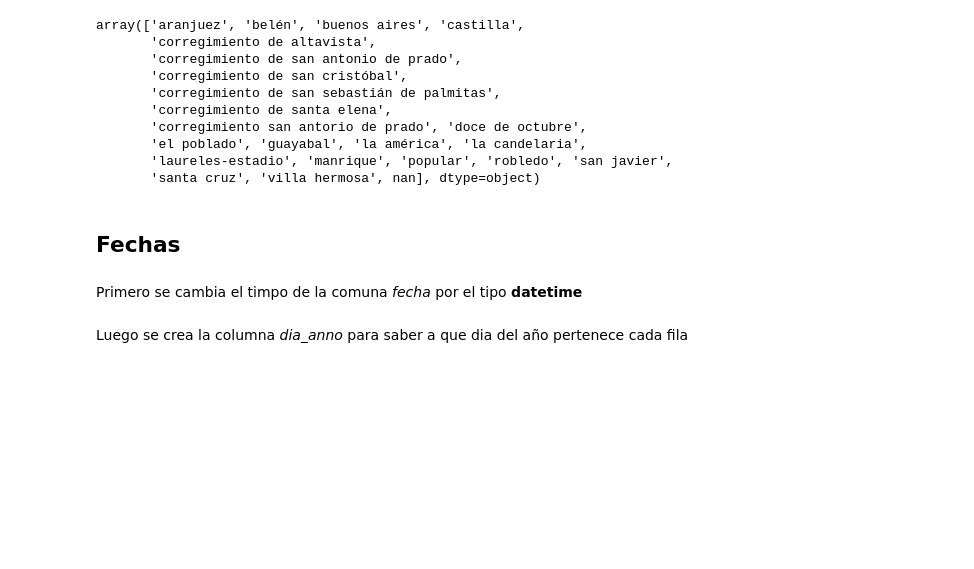
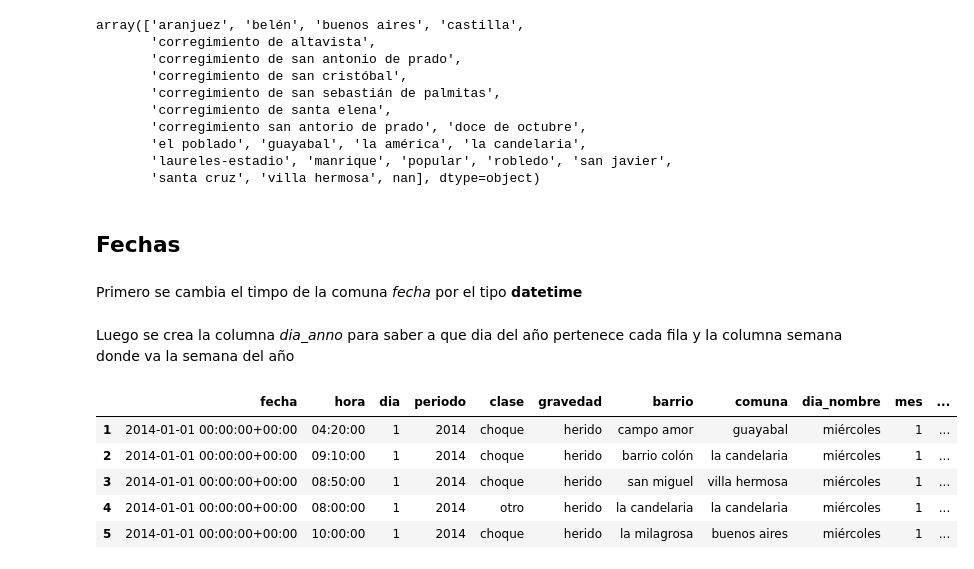
Before and after one commit to cdbolivarz/-Accidentality_Predictions_Medellin, a Jupyter notebook: Limpieza__y_formato.ipynb, the cells around one changed output. Cells and saved outputs as stored; diff of their text form; code cells hidden in the pictures; blank space fills up the shorter version.

Commit message:
creacion de la columna semana

```diff
--- a/Limpieza__y_formato.ipynb
+++ b/Limpieza__y_formato.ipynb
@@ -289,10 +289,4 @@ Primero se cambia el timpo de la comuna *fecha* por el tipo **datetime**
 fechas = df['fecha']
 dfcopy['fecha'] = pd.to_datetime(fechas)
 # %% [markdown]
-Luego se crea la columna *dia_anno* para saber a que dia del año pertenece cada fila
+Luego se crea la columna *dia_anno* para saber a que dia del año pertenece cada fila y la columna semana donde va la semana del año
-# %%
-def dia_anno(row):
-    row['dia_anno'] = row['fecha'].dayofyear
-    row['semana'] = row['fecha'].weekofyear
-    return row
-dfcopy = dfcopy.apply(dia_anno, axis=1)
@@ -300,0 +293,12 @@ dfcopy[['fecha','dia_anno','semana']]
+# %%
+dfcopy['dia_anno']=dfcopy['fecha'].dt.dayofyear
+dfcopy['semana']=dfcopy['fecha'].dt.isocalendar().week
+# %%
+dfcopy.head()
+# %% [output]
+|  | fecha | hora | dia | periodo | clase | gravedad | barrio | comuna | dia_nombre | mes | ... |
+| 1 | 2014-01-01 00:00:00+00:00 | 04:20:00 | 1 | 2014 | choque | herido | campo amor | guayabal | miércoles | 1 | ... |
+| 2 | 2014-01-01 00:00:00+00:00 | 09:10:00 | 1 | 2014 | choque | herido | barrio colón | la candelaria | miércoles | 1 | ... |
+| 3 | 2014-01-01 00:00:00+00:00 | 08:50:00 | 1 | 2014 | choque | herido | san miguel | villa hermosa | miércoles | 1 | ... |
+| 4 | 2014-01-01 00:00:00+00:00 | 08:00:00 | 1 | 2014 | otro | herido | la candelaria | la candelaria | miércoles | 1 | ... |
+| 5 | 2014-01-01 00:00:00+00:00 | 10:00:00 | 1 | 2014 | choque | herido | la milagrosa | buenos aires | miércoles | 1 | ... |
```
Also changed, not shown: parts of 2 cells of this notebook.
